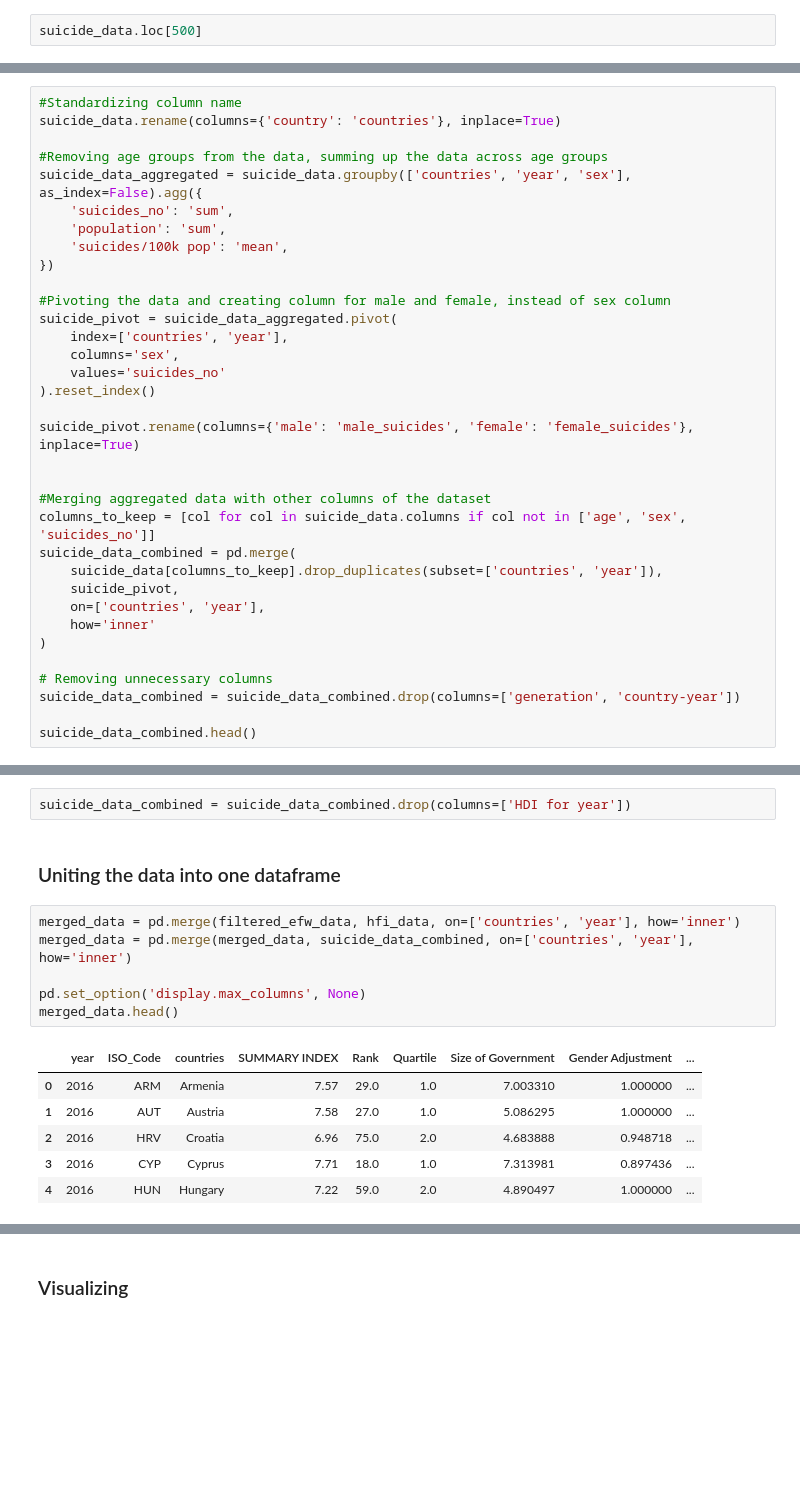
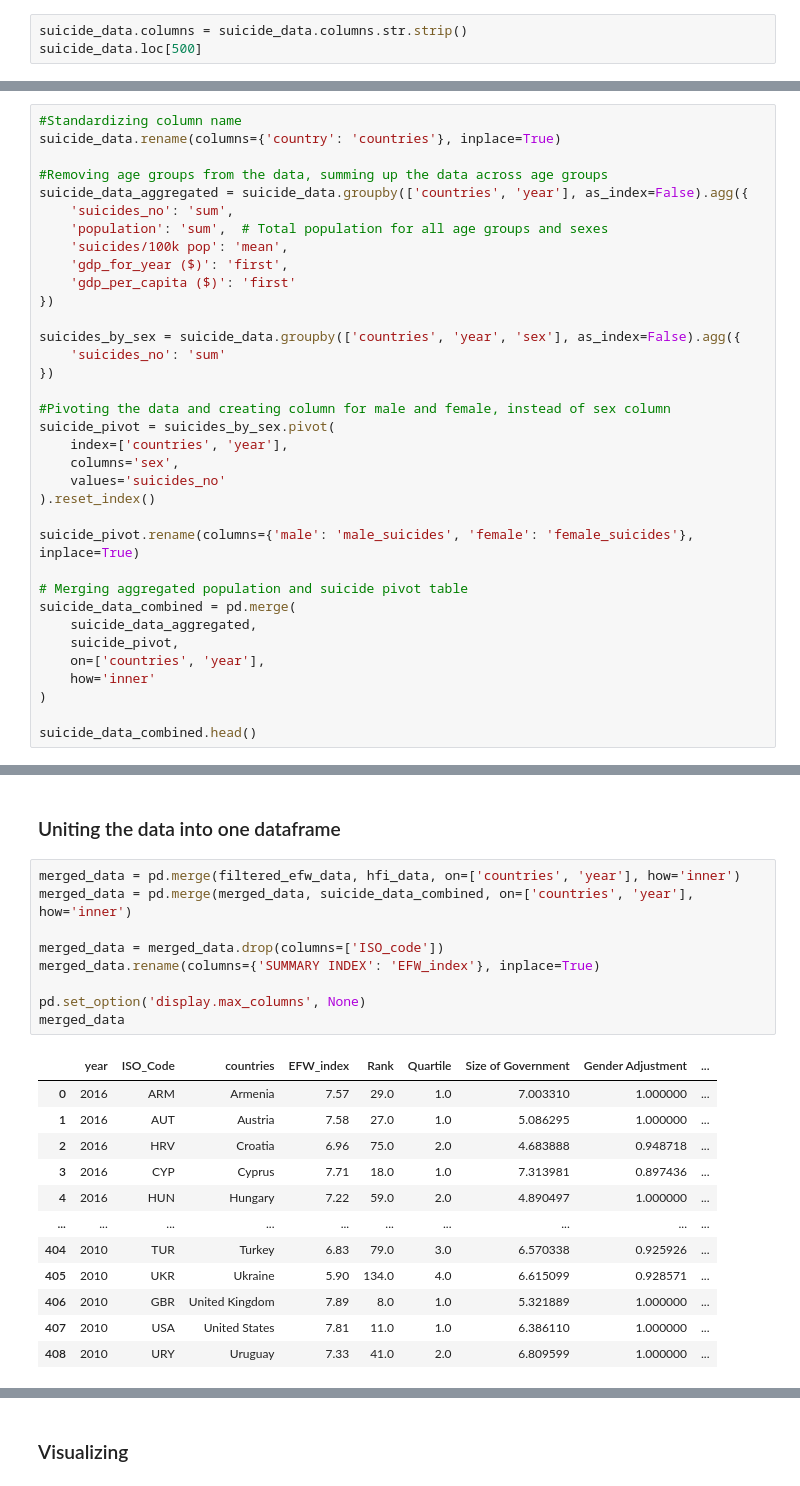
Before and after one commit to miamelaniemoor/human-freedom-and-suicide, a Jupyter notebook: Untitled.ipynb, the cells around one changed output, grey strips where cells are left out. Drawn from its saved outputs; the diff is of its cells as text; blank space fills up the shorter version.

```diff
--- a/Untitled.ipynb
+++ b/Untitled.ipynb
@@ -147,6 +157,7 @@ suicide_data.tail()
 | 27818 | Uzbekistan | 2014 | female | 5-14 years | 44 | 2631600 | 1.67 | Uzbekistan2014 | ... |
 | 27819 | Uzbekistan | 2014 | female | 55-74 years | 21 | 1438935 | 1.46 | Uzbekistan2014 | ... |
 # %%
+suicide_data.columns = suicide_data.columns.str.strip()
 suicide_data.loc[500]
 # %% [output]
 country                   Antigua and Barbuda
@@ -167,14 +178,20 @@ Name: 500, dtype: object
 suicide_data.rename(columns={'country': 'countries'}, inplace=True)
 
 #Removing age groups from the data, summing up the data across age groups
-suicide_data_aggregated = suicide_data.groupby(['countries', 'year', 'sex'], as_index=False).agg({
+suicide_data_aggregated = suicide_data.groupby(['countries', 'year'], as_index=False).agg({
     'suicides_no': 'sum',
-    'population': 'sum',
+    'population': 'sum',  # Total population for all age groups and sexes
     'suicides/100k pop': 'mean',
+    'gdp_for_year ($)': 'first',
+    'gdp_per_capita ($)': 'first'
+})
+
+suicides_by_sex = suicide_data.groupby(['countries', 'year', 'sex'], as_index=False).agg({
+    'suicides_no': 'sum'
 })
 
 #Pivoting the data and creating column for male and female, instead of sex column
-suicide_pivot = suicide_data_aggregated.pivot(
+suicide_pivot = suicides_by_sex.pivot(
     index=['countries', 'year'],
     columns='sex',
     values='suicides_no'
@@ -182,18 +199,13 @@ suicide_pivot = suicide_data_aggregated.pivot(
 
 suicide_pivot.rename(columns={'male': 'male_suicides', 'female': 'female_suicides'}, inplace=True)
 
-
-#Merging aggregated data with other columns of the dataset
-columns_to_keep = [col for col in suicide_data.columns if col not in ['age', 'sex', 'suicides_no']]
+# Merging aggregated population and suicide pivot table
 suicide_data_combined = pd.merge(
-    suicide_data[columns_to_keep].drop_duplicates(subset=['countries', 'year']),
+    suicide_data_aggregated,
     suicide_pivot,
     on=['countries', 'year'],
     how='inner'
 )
 
-# Removing unnecessary columns
-suicide_data_combined = suicide_data_combined.drop(columns=['generation', 'country-year'])
-
 suicide_data_combined.head()
 # %% [output]
@@ -210,17 +218,24 @@ print(suicide_data_combined['HDI for year'].isna().sum())
-# %%
-suicide_data_combined = suicide_data_combined.drop(columns=['HDI for year'])
 # %% [markdown]
 ### Uniting the data into one dataframe
 # %%
 merged_data = pd.merge(filtered_efw_data, hfi_data, on=['countries', 'year'], how='inner')
 merged_data = pd.merge(merged_data, suicide_data_combined, on=['countries', 'year'], how='inner')
 
+merged_data = merged_data.drop(columns=['ISO_code'])
+merged_data.rename(columns={'SUMMARY INDEX': 'EFW_index'}, inplace=True)
+
 pd.set_option('display.max_columns', None)
-merged_data.head()
+merged_data
 # %% [output]
-|  | year | ISO_Code | countries | SUMMARY INDEX | Rank | Quartile | Size of Government | Gender Adjustment | ... |
+|  | year | ISO_Code | countries | EFW_index | Rank | Quartile | Size of Government | Gender Adjustment | ... |
 | 0 | 2016 | ARM | Armenia | 7.57 | 29.0 | 1.0 | 7.003310 | 1.000000 | ... |
 | 1 | 2016 | AUT | Austria | 7.58 | 27.0 | 1.0 | 5.086295 | 1.000000 | ... |
 | 2 | 2016 | HRV | Croatia | 6.96 | 75.0 | 2.0 | 4.683888 | 0.948718 | ... |
 | 3 | 2016 | CYP | Cyprus | 7.71 | 18.0 | 1.0 | 7.313981 | 0.897436 | ... |
 | 4 | 2016 | HUN | Hungary | 7.22 | 59.0 | 2.0 | 4.890497 | 1.000000 | ... |
+| ... | ... | ... | ... | ... | ... | ... | ... | ... | ... |
+| 404 | 2010 | TUR | Turkey | 6.83 | 79.0 | 3.0 | 6.570338 | 0.925926 | ... |
+| 405 | 2010 | UKR | Ukraine | 5.90 | 134.0 | 4.0 | 6.615099 | 0.928571 | ... |
+| 406 | 2010 | GBR | United Kingdom | 7.89 | 8.0 | 1.0 | 5.321889 | 1.000000 | ... |
+| 407 | 2010 | USA | United States | 7.81 | 11.0 | 1.0 | 6.386110 | 1.000000 | ... |
+| 408 | 2010 | URY | Uruguay | 7.33 | 41.0 | 2.0 | 6.809599 | 1.000000 | ... |
```
Also changed, not shown: parts of 12 cells of this notebook.
